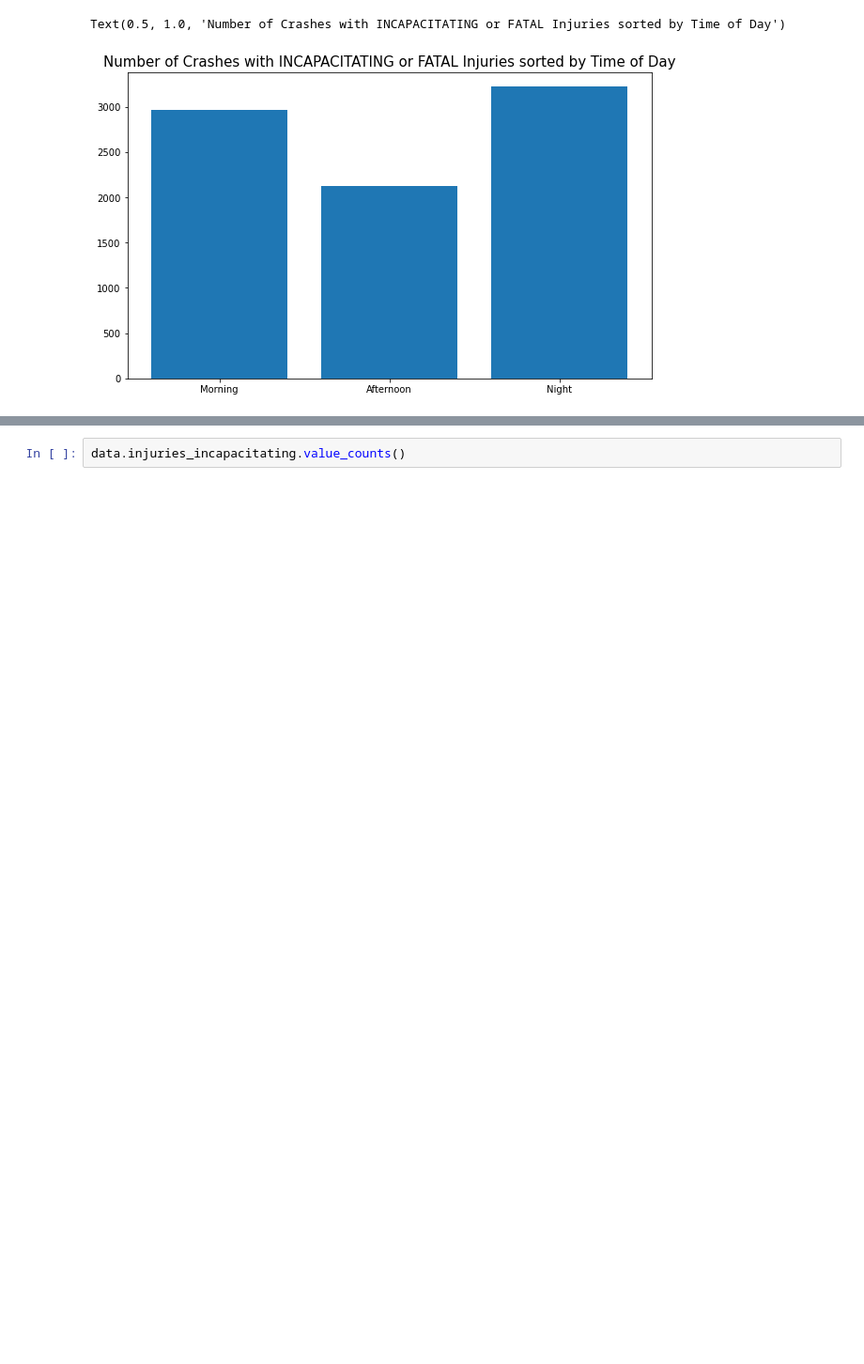
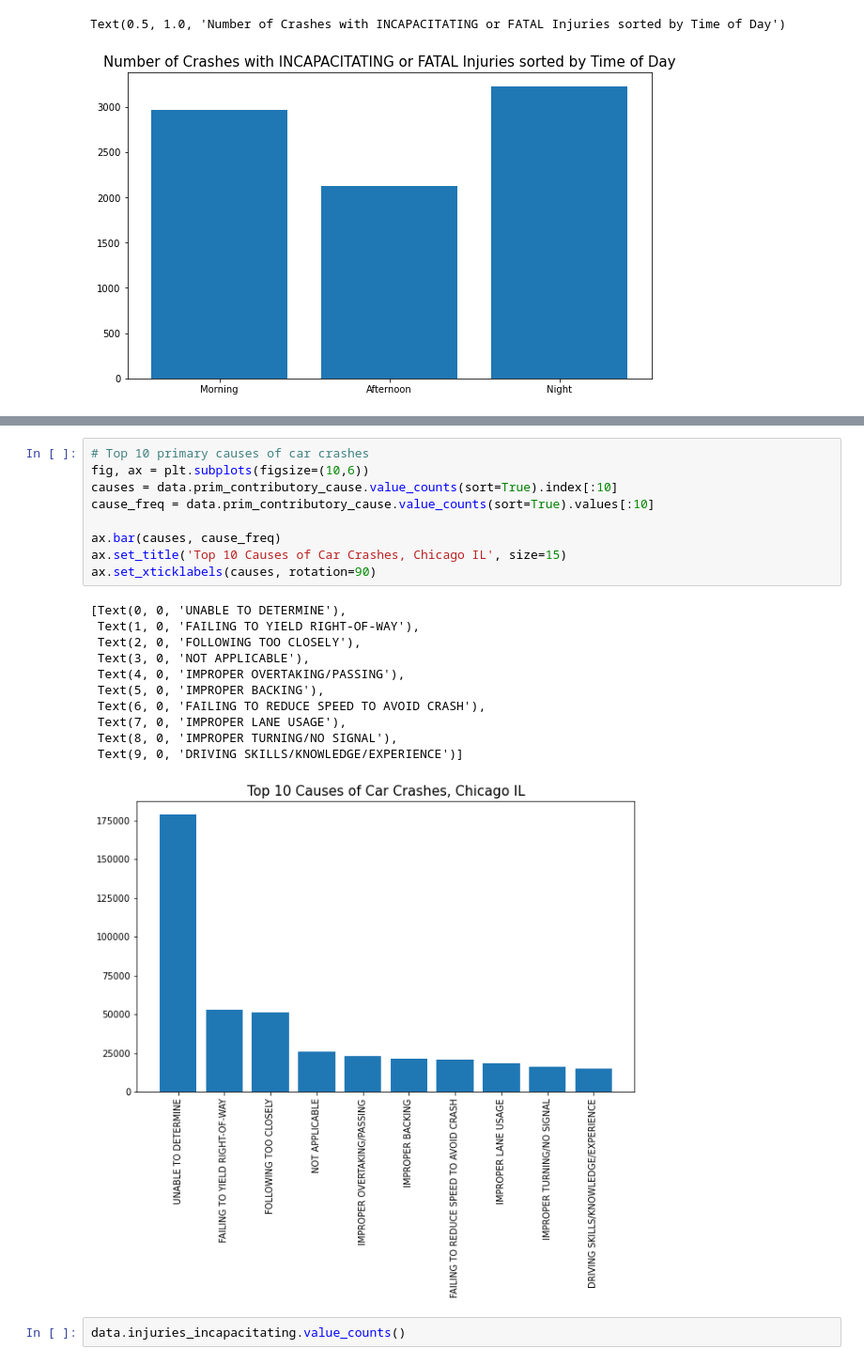
Before and after one commit to marcosvppfernandes/chicagoteam_quanggang, a Jupyter notebook: jamie_notebook.ipynb, the cells around one changed output, grey strips where cells are left out. Shown at 94% size. Cells and saved outputs as stored; diff of their text form; blank space fills up the shorter version.

```diff
--- a/jamie_notebook.ipynb
+++ b/jamie_notebook.ipynb
@@ -500,3 +538,24 @@ ax.bar(crash_times, crash_counts)
+# %%
+# Top 10 primary causes of car crashes
+fig, ax = plt.subplots(figsize=(10,6))
+causes = data.prim_contributory_cause.value_counts(sort=True).index[:10]
+cause_freq = data.prim_contributory_cause.value_counts(sort=True).values[:10]
+
+ax.bar(causes, cause_freq)
+ax.set_title('Top 10 Causes of Car Crashes, Chicago IL', size=15)
+ax.set_xticklabels(causes, rotation=90)
+# %% [output]
+[Text(0, 0, 'UNABLE TO DETERMINE'),
+ Text(1, 0, 'FAILING TO YIELD RIGHT-OF-WAY'),
+ Text(2, 0, 'FOLLOWING TOO CLOSELY'),
+ Text(3, 0, 'NOT APPLICABLE'),
+ Text(4, 0, 'IMPROPER OVERTAKING/PASSING'),
+ Text(5, 0, 'IMPROPER BACKING'),
+ Text(6, 0, 'FAILING TO REDUCE SPEED TO AVOID CRASH'),
+ Text(7, 0, 'IMPROPER LANE USAGE'),
+ Text(8, 0, 'IMPROPER TURNING/NO SIGNAL'),
+ Text(9, 0, 'DRIVING SKILLS/KNOWLEDGE/EXPERIENCE')]
+[figure, added]
 # %%
 data.injuries_incapacitating.value_counts()
 # %% [output]
```
Also changed, not shown: parts of 11 cells of this notebook.
